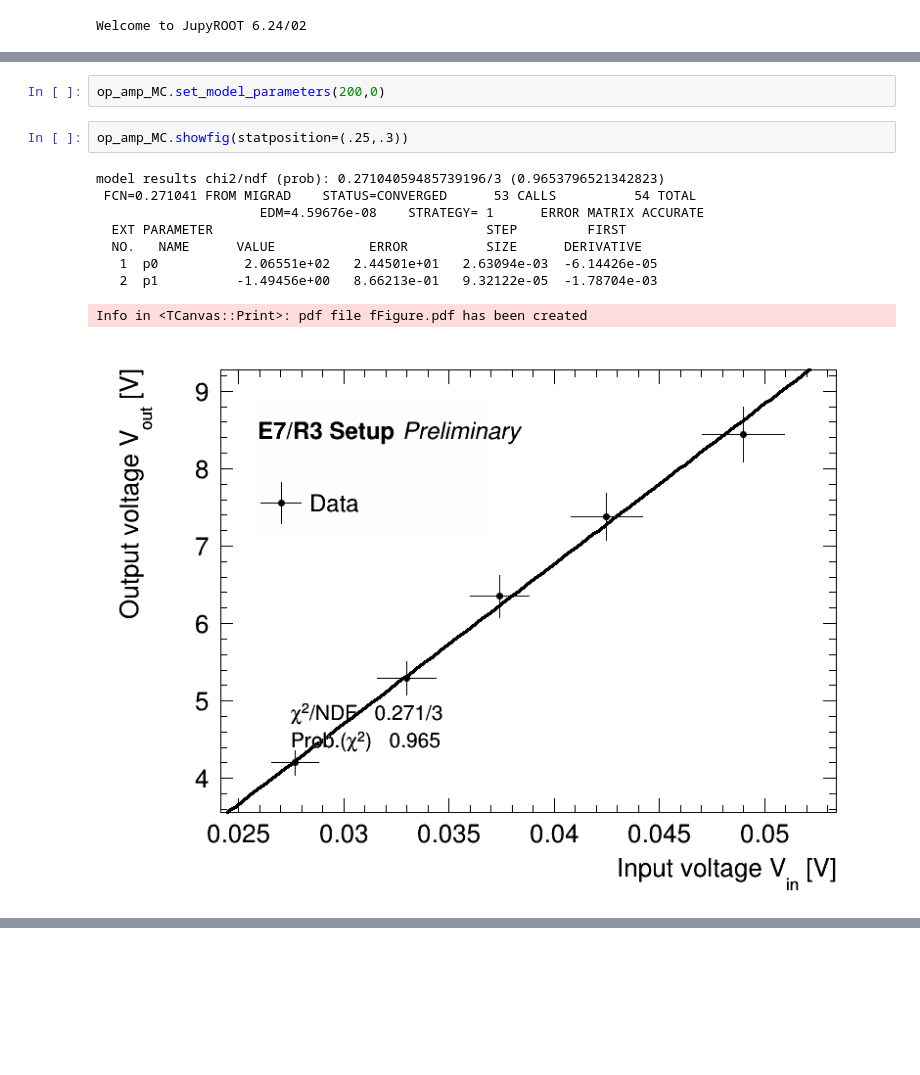
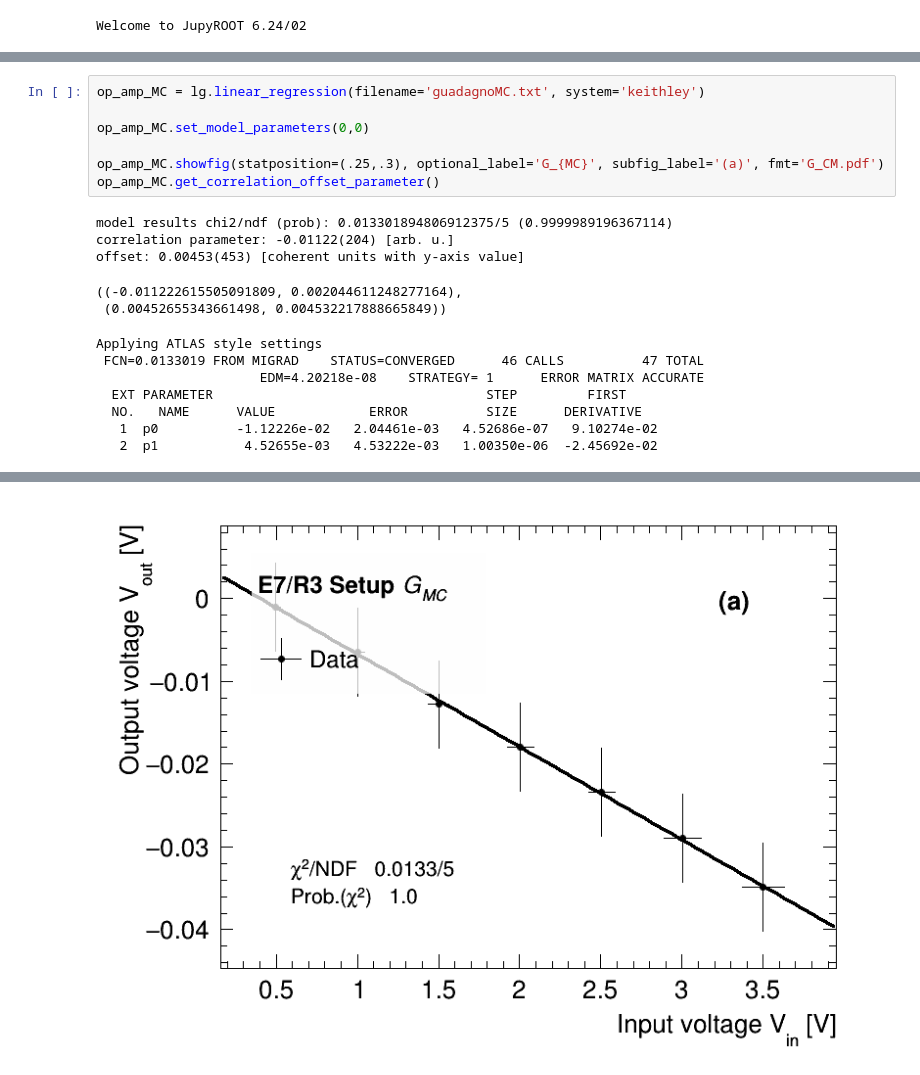
Before and after one commit to mattiasotgia/Lab2, a Jupyter notebook: esperienza_7__effetto_hall/analisi_dati/testing.ipynb, the cells around one changed output, grey strips where cells are left out. Cells and saved outputs as stored; diff of their text form; blank space fills up the shorter version.

Commit message:
testing linear_regression

```diff
--- a/esperienza_7__effetto_hall/analisi_dati/testing.ipynb
+++ b/esperienza_7__effetto_hall/analisi_dati/testing.ipynb
@@ -55,14 +28,20 @@ Warning in <TCanvas::Constructor>: Deleting canvas with same name: __figure__
-# %%
-op_amp_MC.set_model_parameters(200,0)
-# %%
-op_amp_MC.showfig(statposition=(.25,.3))
-# %% [output]
-model results chi2/ndf (prob): 0.27104059485739196/3 (0.9653796521342823)
- FCN=0.271041 FROM MIGRAD    STATUS=CONVERGED      53 CALLS          54 TOTAL
-                     EDM=4.59676e-08    STRATEGY= 1      ERROR MATRIX ACCURATE
-  EXT PARAMETER                                   STEP         FIRST
-  NO.   NAME      VALUE            ERROR          SIZE      DERIVATIVE
-   1  p0           2.06551e+02   2.44501e+01   2.63094e-03  -6.14426e-05
-   2  p1          -1.49456e+00   8.66213e-01   9.32122e-05  -1.78704e-03
-Info in <TCanvas::Print>: pdf file fFigure.pdf has been created
-[figure, removed]
+# %%
+op_amp_MC = lg.linear_regression(filename='guadagnoMC.txt', system='keithley')
+
+op_amp_MC.set_model_parameters(0,0)
+
+op_amp_MC.showfig(statposition=(.25,.3), optional_label='G_{MC}', subfig_label='(a)', fmt='G_CM.pdf')
+op_amp_MC.get_correlation_offset_parameter()
+# %% [output]
+model results chi2/ndf (prob): 0.013301894806912375/5 (0.9999989196367114)
+correlation parameter: -0.01122(204) [arb. u.]
+offset: 0.00453(453) [coherent units with y-axis value]
+((-0.011222615505091809, 0.002044611248277164),
+ (0.00452655343661498, 0.004532217888665849))
+Applying ATLAS style settings
+ FCN=0.0133019 FROM MIGRAD    STATUS=CONVERGED      46 CALLS          47 TOTAL
+                     EDM=4.20218e-08    STRATEGY= 1      ERROR MATRIX ACCURATE
+  EXT PARAMETER                                   STEP         FIRST
+  NO.   NAME      VALUE            ERROR          SIZE      DERIVATIVE
+   1  p0          -1.12226e-02   2.04461e-03   4.52686e-07   9.10274e-02
+   2  p1           4.52655e-03   4.53222e-03   1.00350e-06  -2.45692e-02
@@ -68,0 +50 @@ Info in <TCanvas::Print>: pdf file fFigure.pdf has been created
+[figure, added]
```
Also changed, not shown: parts of 8 cells of this notebook, 4 other files.
